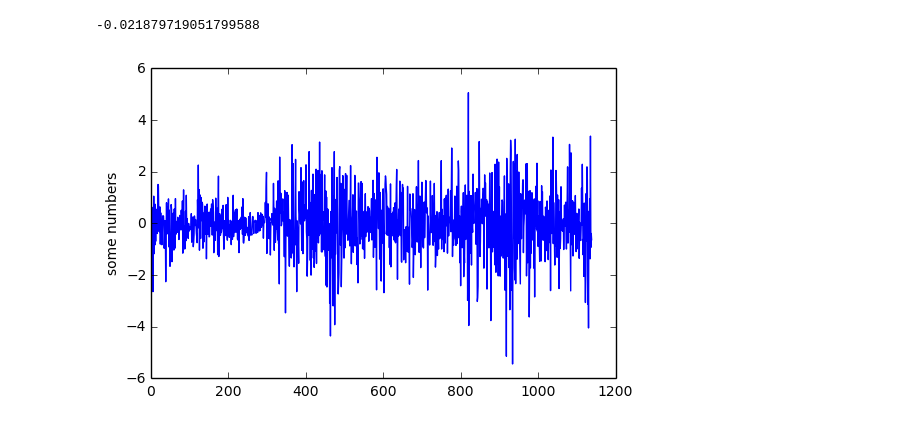
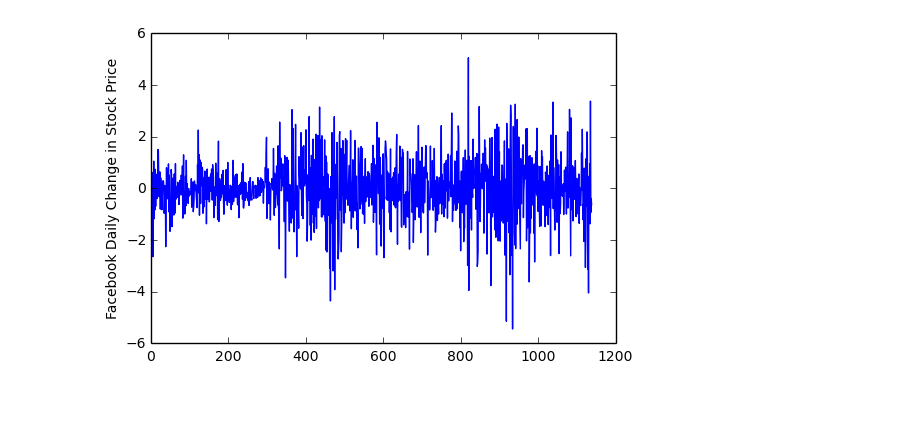
Before and after one commit to adeshpande3/Quandl-Machine-Learning, a Jupyter notebook: QuandlTest.ipynb, the cells around one changed output. Drawn from its saved outputs; the diff is of its cells as text; code cells hidden in the pictures.

```diff
--- a/QuandlTest.ipynb
+++ b/QuandlTest.ipynb
@@ -6,19 +6,15 @@ import pandas as pd
 %matplotlib inline
 quandl.ApiConfig.api_key = '6zm55WGxNxXzqAZUiSeM'
 # %%
-FBdata = quandl.get('WIKI/FB', start_date='2011-11-10', end_date='2016-11-27')
+FBdata = quandl.get('WIKI/FB', start_date='2011-11-27', end_date='2016-11-27')
 Appledata = quandl.get('WIKI/AAPL', start_date='2011-11-27', end_date='2016-11-27')
-#Amazondata = quandl.get('WIKI/AAPL', start_date='2013-11-27', end_date='2016-11-27')
-#Nikedata = quandl.get('WIKI/NKE', start_date='2013-11-27', end_date='2016-11-27')
+Amazondata = quandl.get('WIKI/AMZN', start_date='2011-11-27', end_date='2016-11-27')
+Nikedata = quandl.get('WIKI/NKE', start_date='2011-11-27', end_date='2016-11-27')
-# %%
-dailyDifference = list(FBdata['Close'] - FBdata['Open'])
-sum(dailyDifference)/float(len(dailyDifference))
-# %% [output]
--0.021879719051799588
-# %%
-plt.plot(dailyDifference)
-plt.ylabel('some numbers')
-plt.show()
-# %% [output]
-[figure, removed]
+# %%
+FBDifference = list(FBdata['Close'] - FBdata['Open'])
+plt.plot(FBDifference)
+plt.ylabel('Facebook Daily Change in Stock Price')
+plt.show()
+# %% [output]
+[figure, added]
 # %%
```
Also changed, not shown: parts of 11 cells of this notebook.
